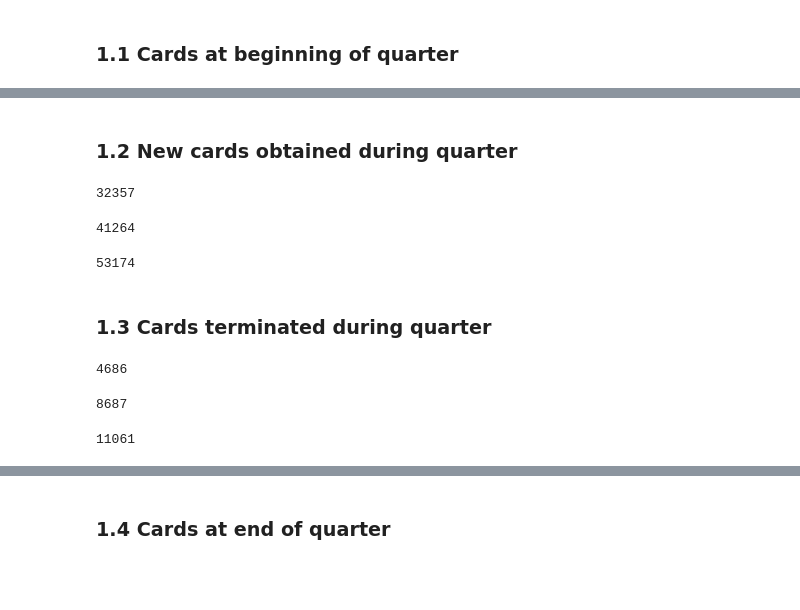
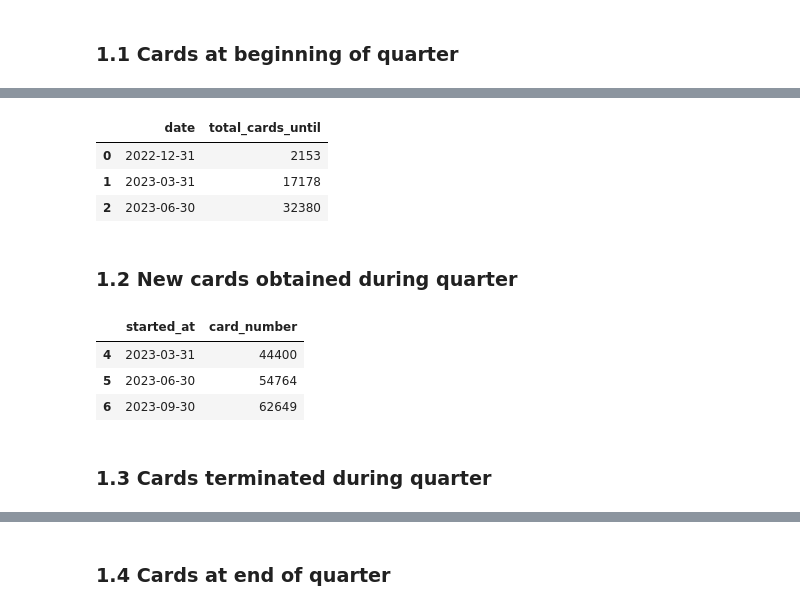
Before and after one commit to pathilink/flash_case, a Jupyter notebook: notebook/flash_eda.ipynb, the cells around one changed output, grey strips where cells are left out. Saved outputs shown, nothing was run; the diff lists cells and outputs as text; code cells hidden in the pictures; blank space fills up the shorter version.

```diff
--- a/notebook/flash_eda.ipynb
+++ b/notebook/flash_eda.ipynb
@@ -445,55 +433,25 @@ status_df.query("card_status == 'TEMPORARILY_BLOCKED' & \
+# %%
+# Temporarily
+lista_quarters = ['2022-12-31', '2023-03-31', '2023-06-30']
+status = ['TEMPORARILY_BLOCKED']
+
+cumulative_quarter(status, lista_quarters)
+# %% [output]
+|  | date | total_cards_until |
+| 0 | 2022-12-31 | 2153 |
+| 1 | 2023-03-31 | 17178 |
+| 2 | 2023-06-30 | 32380 |
 # %% [markdown]
 ### 1.2 New cards obtained during quarter
-# %%
-# TOTAL
-## Q1-2023
-status_df.query("(card_status == 'OPEN' | card_status == 'TEMPORARILY_BLOCKED') & \
-                 (started_at >= '2023-01-01' & started_at <= '2023-03-31') & \
-                  ended_at.isnull() \
-                  ")['card_number'].nunique()
-# %% [output]
-32357
-# %%
-# TOTAL
-## Q2-2023
-status_df.query("(card_status == 'OPEN' | card_status == 'TEMPORARILY_BLOCKED') & \
-                 (started_at >= '2023-04-01' & started_at <= '2023-06-30') & \
-                  ended_at.isnull() \
-                  ")['card_number'].nunique()
-# %% [output]
-41264
-# %%
-# TOTAL
-## Q3-2023
-status_df.query("(card_status == 'OPEN' | card_status == 'TEMPORARILY_BLOCKED') & \
-                 (started_at >= '2023-07-01' & started_at <= '2023-09-30') & \
-                  ended_at.isnull() \
-                  ")['card_number'].nunique()
-# %% [output]
-53174
+# %%
+lista_quarters = ['2023-03-31', '2023-06-30', '2023-09-30']
+status = ['OPEN', 'TEMPORARILY_BLOCKED']
+
+count_quarter(status, lista_quarters)
+# %% [output]
+|  | started_at | card_number |
+| 4 | 2023-03-31 | 44400 |
+| 5 | 2023-06-30 | 54764 |
+| 6 | 2023-09-30 | 62649 |
 # %% [markdown]
 ### 1.3 Cards terminated during quarter
-# %%
-# TOTAL
-## Q1-2023
-status_df.query("card_status == 'PERMANENTLY_TERMINATED' & \
-                 period_started_at == 'Q1-2023' \
-                  ")['card_number'].nunique()
-# %% [output]
-4686
-# %%
-# TOTAL
-## Q2-2023
-status_df.query("card_status == 'PERMANENTLY_TERMINATED' & \
-                 period_started_at == 'Q2-2023' \
-                  ")['card_number'].nunique()
-# %% [output]
-8687
-# %%
-# TOTAL
-## Q3-2023
-status_df.query("card_status == 'PERMANENTLY_TERMINATED' & \
-                 period_started_at == 'Q3-2023' \
-                  ")['card_number'].nunique()
-# %% [output]
-11061
```
Also changed, not shown: parts of 47 cells of this notebook.
